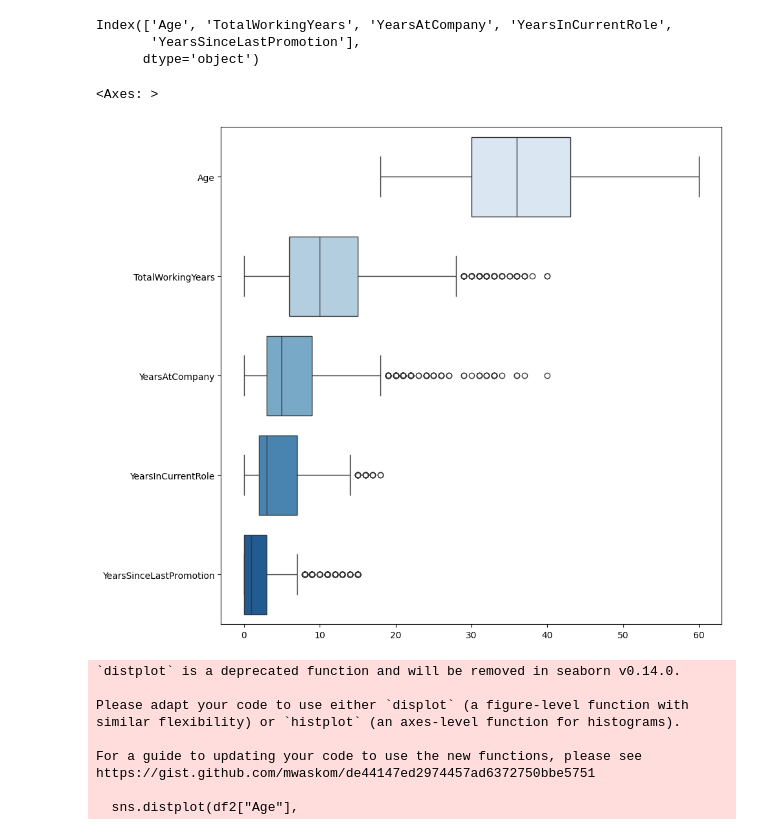
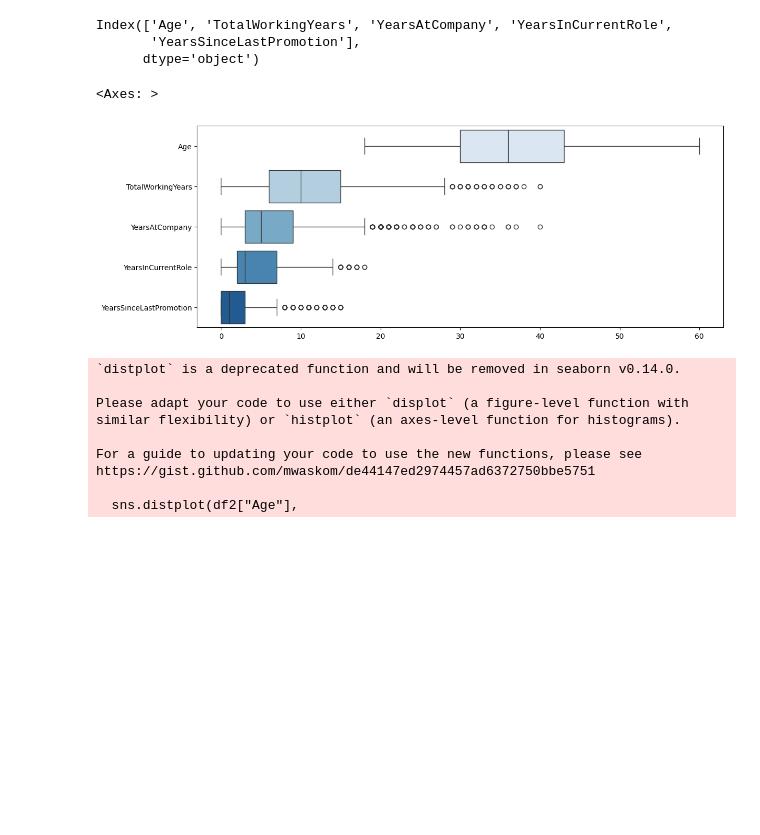
Before and after one commit to rafamd1/EDA_MI_SUELDO_Y_YO, a Jupyter notebook: EDA RM.ipynb, the cells around one changed output. Drawn from its saved outputs; the diff is of its cells as text; code cells hidden in the pictures; blank space fills up the shorter version.

```diff
--- a/EDA RM.ipynb
+++ b/EDA RM.ipynb
@@ -471,11 +462,11 @@ Index(['Age', 'TotalWorkingYears', 'YearsAtCompany', 'YearsInCurrentRole',
        'YearsSinceLastPromotion'],
       dtype='object')
 # %%
-plt.figure(figsize=(10,10))
+plt.figure(figsize=(13,5))
 sns.boxplot(data=variables_exp[variables_exp.columns[variables_exp.dtypes == "int64"].values[:]], orient='h', palette="Blues")
 # %% [output]
 <Axes: >
-[figure, old version]
+[figure, new version]
 # %%
 plt.figure(figsize=(10,5))
 sns.distplot(df2["Age"],
```
Also changed, not shown: parts of 32 cells of this notebook, 1 other file.
